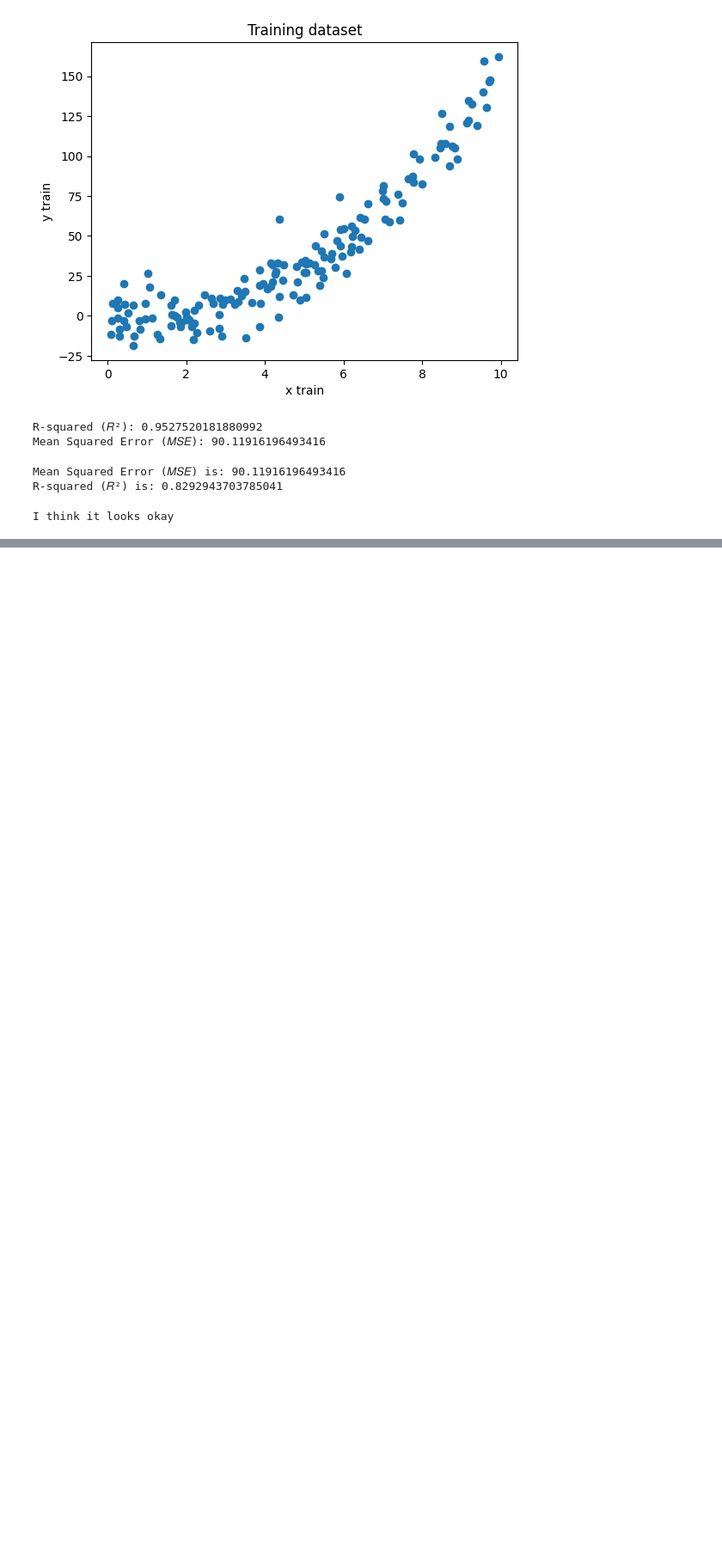
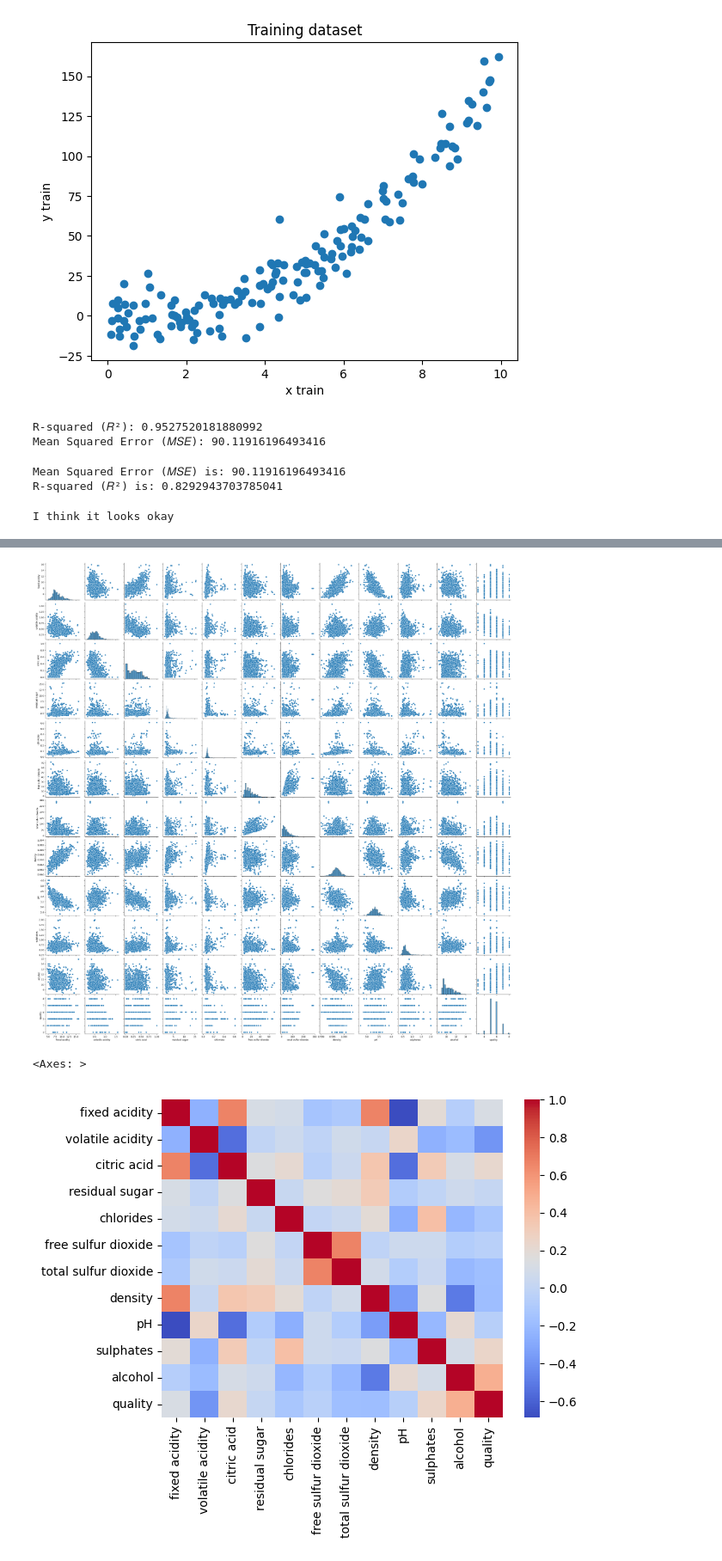
Before and after one commit to karina-regina/ds5_assignment_group2, a Jupyter notebook: Week6Assignment.ipynb, the cells around one changed output, grey strips where cells are left out. Shown at 86% size. Drawn from its saved outputs; the diff is of its cells as text; code cells hidden in the pictures; blank space fills up the shorter version.

```diff
--- a/Week6Assignment.ipynb
+++ b/Week6Assignment.ipynb
@@ -105,0 +116,5 @@ I think it looks okay
+# %%
+#answer a)
+#reading the file
+df_wine=pd.read_csv('homework data\winequality-red.csv', sep=';')
+df_wine.shape
@@ -105,0 +123,22 @@ I think it looks okay
+# %%
+#answers b) and c)
+#checking for duplicates and missing values
+if df_wine.duplicated().any():
+    print(f"Warning: The data contains duplicate rows. Counter: {df_wine.duplicated().sum()}")
+    df_wine=df_wine.drop_duplicates()
+    print("Duplicates removed.")
+else:
+    print("No duplicates found")
+
+if df_wine.isnull().values.any():
+    print("Warning: The data contains missing values.")
+else:
+    print("No missing values found")
+print(df_wine.shape)
+
+#getting familiar with the dataset
+column_list=df_wine.columns.values.tolist()
+#for column_name in column_list:
+    #print(column_name, df_wine[column_name].unique())
+
+#important observation: quality is a discrete variable
@@ -105,0 +191,10 @@ I think it looks okay
+# %%
+#answer d)
+#visualizing the distibutions and relationships between explanatory variables and response variable
+sns.pairplot(df_wine)
+plt.show()
+sns.heatmap(df_wine.corr(), cmap='coolwarm')
+# %% [output]
+[figure, added]
+<Axes: >
+[figure, added]
```
Also changed, not shown: parts of 8 cells of this notebook.
